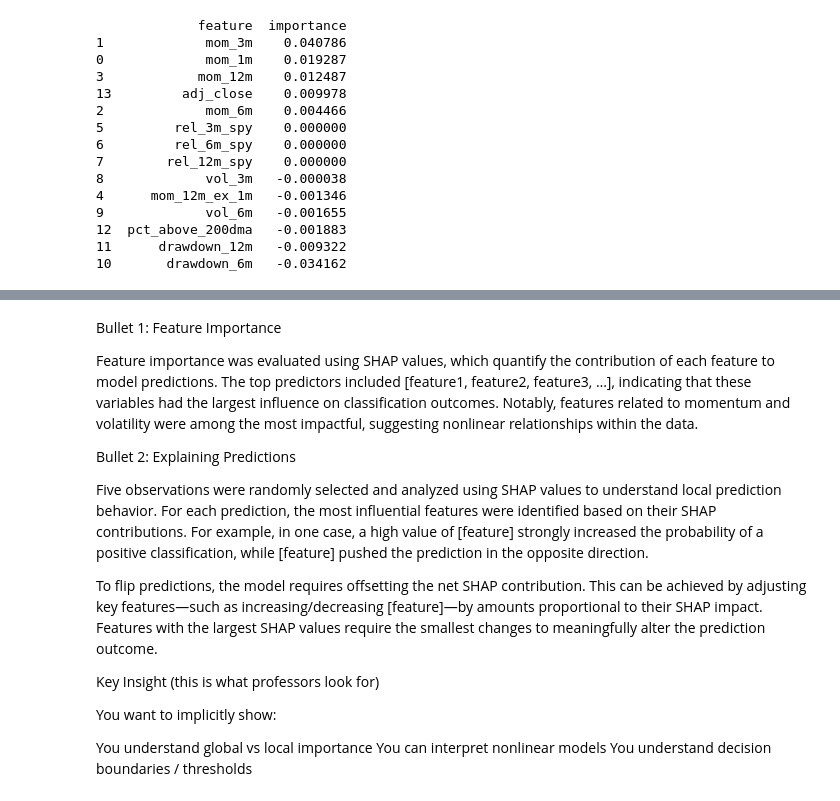
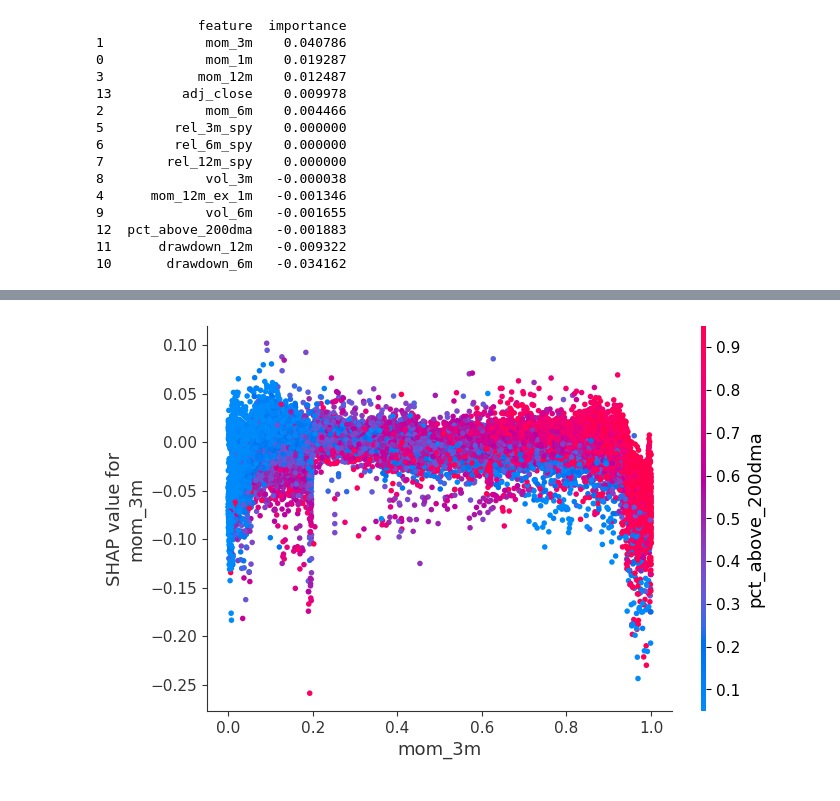
Before and after one commit to YinyiXue2/HelpHerInvest, a Jupyter notebook: Playground/Week 11 Explain the model, analyze risk, bias and ethical considerations/Chris Playground/week11_bias_assessment_modell01.ipynb, the cells around one changed output, grey strips where cells are left out. Saved outputs shown, nothing was run; the diff lists cells and outputs as text; code cells hidden in the pictures.

```diff
--- a/Playground/Week 11 Explain the model, analyze risk, bias and ethical considerations/Chris Playground/week11_bias_assessment_modell01.ipynb
+++ b/Playground/Week 11 Explain the model, analyze risk, bias and ethical considerations/Chris Playground/week11_bias_assessment_modell01.ipynb
@@ -589,18 +467,4 @@ explanation.head(5)
-# %% [markdown]
-Bullet 1: Feature Importance
-
-Feature importance was evaluated using SHAP values, which quantify the contribution of each feature to model predictions. The top predictors included [feature1, feature2, feature3, …], indicating that these variables had the largest influence on classification outcomes. Notably, features related to momentum and volatility were among the most impactful, suggesting nonlinear relationships within the data.
-
-Bullet 2: Explaining Predictions
-
-Five observations were randomly selected and analyzed using SHAP values to understand local prediction behavior. For each prediction, the most influential features were identified based on their SHAP contributions. For example, in one case, a high value of [feature] strongly increased the probability of a positive classification, while [feature] pushed the prediction in the opposite direction.
-
-To flip predictions, the model requires offsetting the net SHAP contribution. This can be achieved by adjusting key features—such as increasing/decreasing [feature]—by amounts proportional to their SHAP impact. Features with the largest SHAP values require the smallest changes to meaningfully alter the prediction outcome.
-
-Key Insight (this is what professors look for)
-
-You want to implicitly show:
-
-You understand global vs local importance
-You can interpret nonlinear models
-You understand decision boundaries / thresholds
+# %%
+shap.dependence_plot("mom_3m", shap_vals, X_val_rank)
+# %% [output]
+[figure, added]
```
Also changed, not shown: parts of 19 cells of this notebook.
